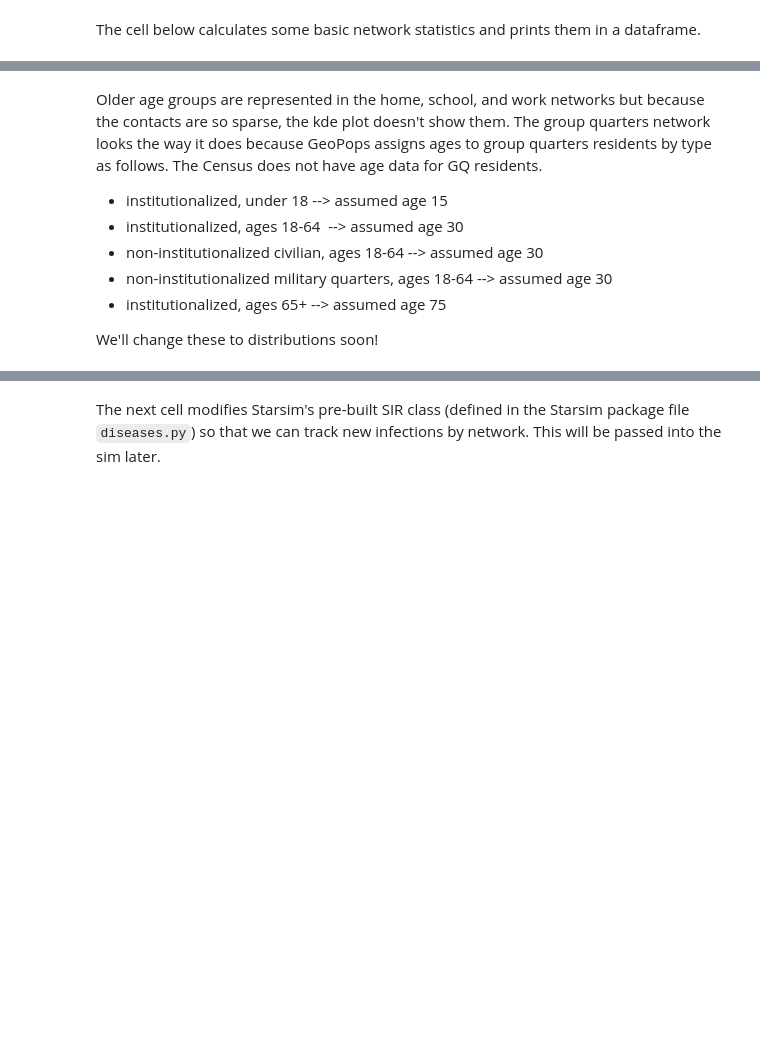
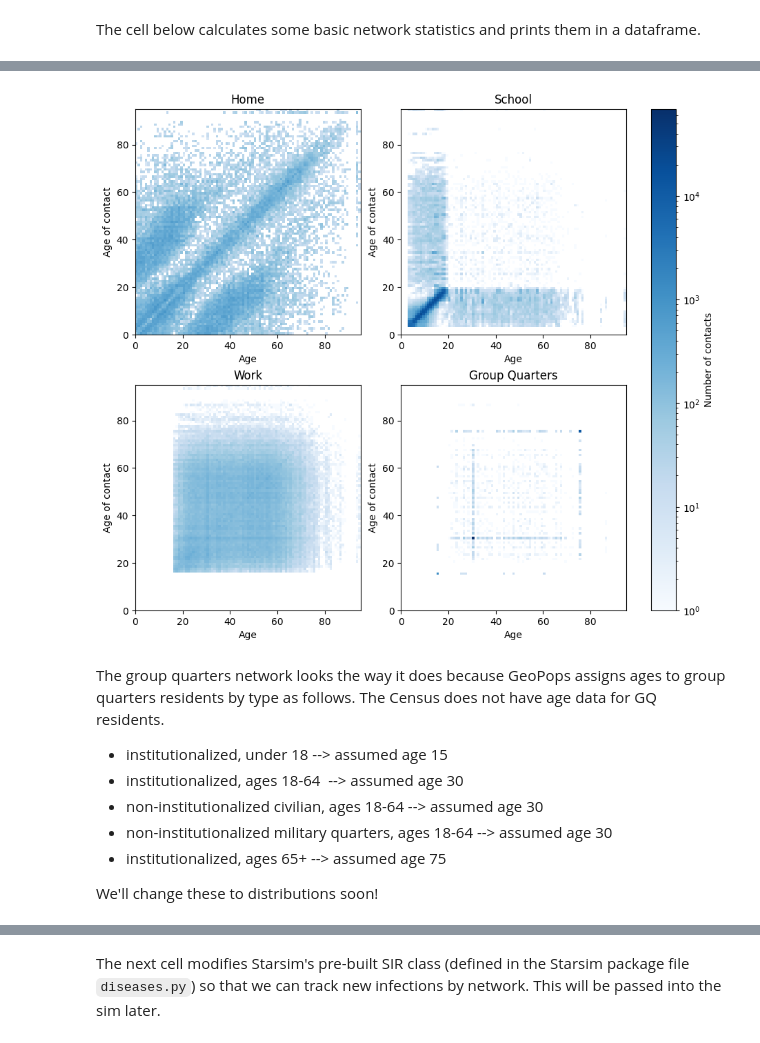
Before and after one commit to GeoPopsHub/sc_spartanburg_measles, a Jupyter notebook: 3_explore_networks.ipynb, the cells around one changed output, grey strips where cells are left out. Drawn from its saved outputs; the diff is of its cells as text; code cells hidden in the pictures; blank space fills up the shorter version.

```diff
--- a/3_explore_networks.ipynb
+++ b/3_explore_networks.ipynb
@@ -214,5 +192,44 @@ plt.show()
+# %%
+networks = [
+    ('h', 'Home'),
+    ('s', 'School'),
+    ('w', 'Work'),
+    ('g', 'Group Quarters'),
+]
+
+def make_age_mixing_plot():
+    age = people_all.set_index('uid')['age']
+    max_age = int(age.max())
+    bins = np.arange(0, max_age + 2)  # 1-year bins
+
+    # Build all matrices first so the colour scale can be shared
+    mats = {}
+    for n, _ in networks:
+        net = pd.read_csv(f'data/pop_export/starsim/net_{n}.csv')
+        a1, a2 = net['p1'].map(age), net['p2'].map(age)
+        ok = a1.notna() & a2.notna()
+        H, _, _ = np.histogram2d(a1[ok], a2[ok], bins=[bins, bins])
+        mats[n] = H + H.T  # edges are undirected, so count each in both directions
+
+    norm = LogNorm(vmin=1, vmax=max(H.max() for H in mats.values()))
+
+    fig, axes = plt.subplots(2, 2, figsize=(9, 8), layout='constrained')
+    for ax, (n, title) in zip(axes.flat, networks):
+        mesh = ax.pcolormesh(bins, bins, np.ma.masked_equal(mats[n], 0).T,
+                             cmap='Blues', norm=norm)
+        ax.set_aspect('equal')
+        ax.set_xlabel('Age'); ax.set_ylabel('Age of contact')
+        ax.set_title(title)
+
+    fig.colorbar(mesh, ax=axes, label='Number of contacts')
+    return fig
+
+fig = make_age_mixing_plot()
+plt.show()
+# %% [output]
+[figure, added]
 # %% [markdown]
-Older age groups are represented in the home, school, and work networks but because the contacts are so sparse, the kde plot doesn't show them. The group quarters network looks the way it does because GeoPops assigns ages to group quarters residents by type as follows. The Census does not have age data for GQ residents.
+The group quarters network looks the way it does because GeoPops assigns ages to group quarters residents by type as follows. The Census does not have age data for GQ residents.
 
 * institutionalized, under 18 --> assumed age 15
 * institutionalized, ages 18-64  --> assumed age 30
```
Also changed, not shown: parts of 15 cells of this notebook.
